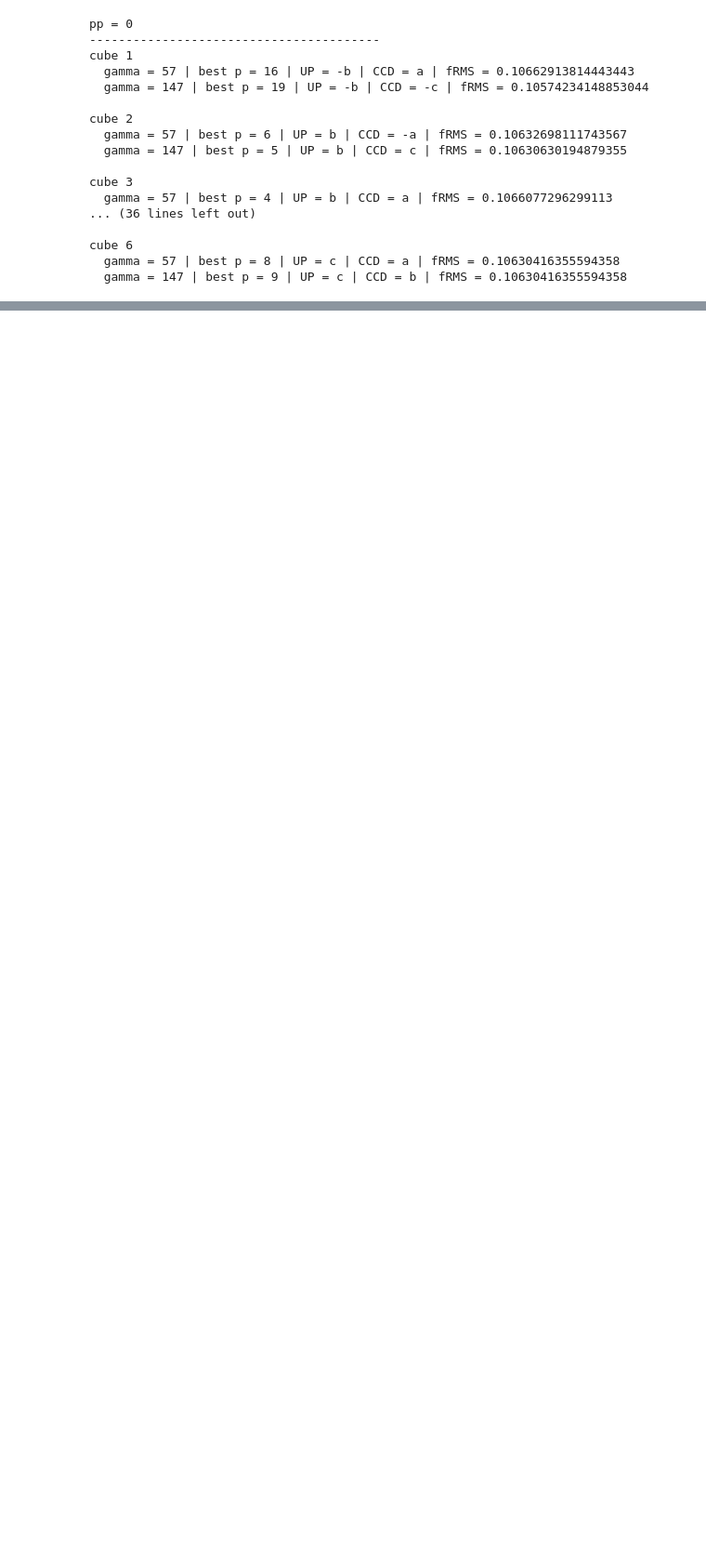
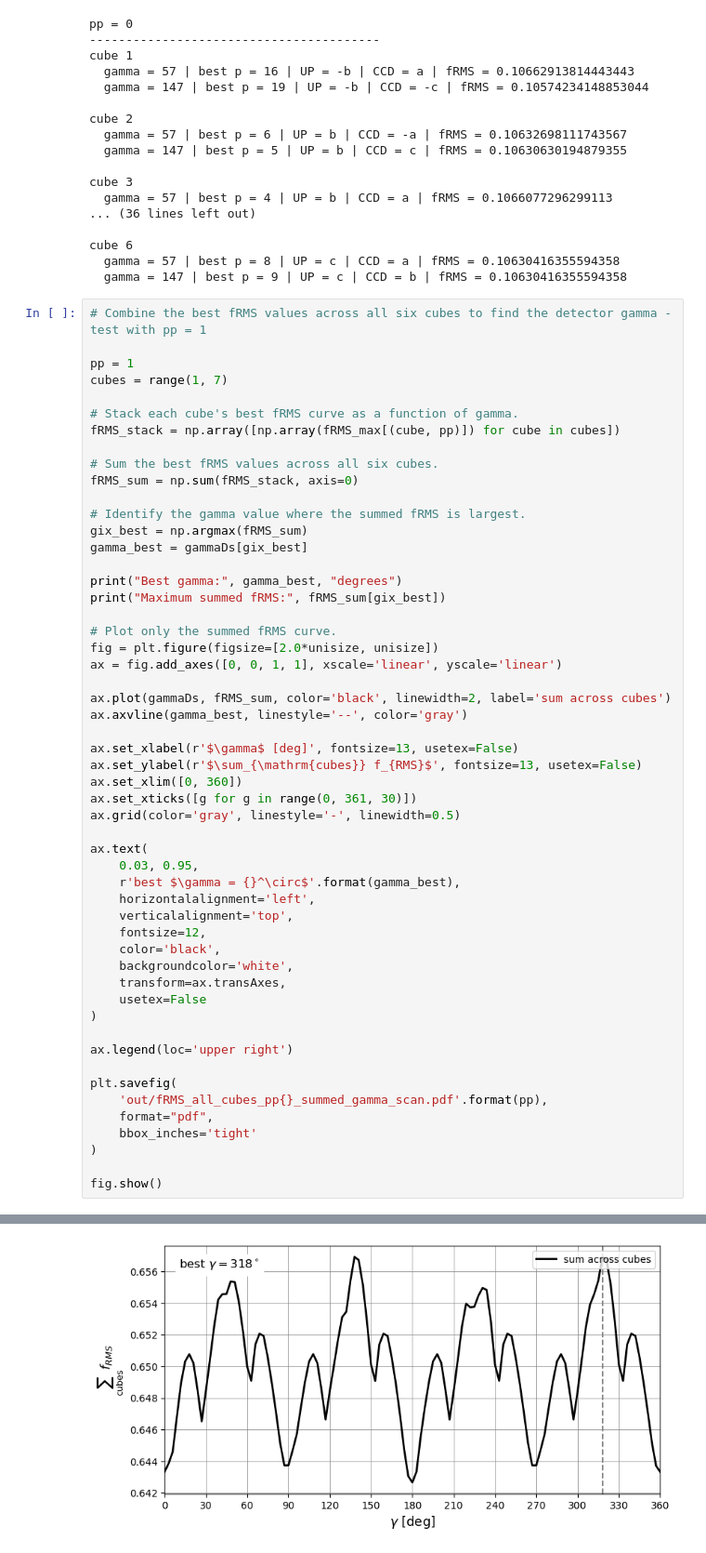
Before and after one commit to marthay1777/TSTILBENE-DM-Martha, a Jupyter notebook: cubeRotate.ipynb, the cells around one changed output, grey strips where cells are left out. Shown at 93% size. Saved outputs shown, nothing was run; the diff lists cells and outputs as text; blank space fills up the shorter version.

Commit message:
Added graphing tests and comments

```diff
--- a/cubeRotate.ipynb
+++ b/cubeRotate.ipynb
@@ -3266,3 +3266,57 @@ cube 3
 cube 6
   gamma = 57 | best p = 8 | UP = c | CCD = a | fRMS = 0.10630416355594358
   gamma = 147 | best p = 9 | UP = c | CCD = b | fRMS = 0.10630416355594358
+# %%
+# Combine the best fRMS values across all six cubes to find the detector gamma - test with pp = 1
+
+pp = 1
+cubes = range(1, 7)
+
+# Stack each cube's best fRMS curve as a function of gamma.
+fRMS_stack = np.array([np.array(fRMS_max[(cube, pp)]) for cube in cubes])
+
+# Sum the best fRMS values across all six cubes.
+fRMS_sum = np.sum(fRMS_stack, axis=0)
+
+# Identify the gamma value where the summed fRMS is largest.
+gix_best = np.argmax(fRMS_sum)
+gamma_best = gammaDs[gix_best]
+
+print("Best gamma:", gamma_best, "degrees")
+print("Maximum summed fRMS:", fRMS_sum[gix_best])
+
+# Plot only the summed fRMS curve.
+fig = plt.figure(figsize=[2.0*unisize, unisize])
+ax = fig.add_axes([0, 0, 1, 1], xscale='linear', yscale='linear')
+
+ax.plot(gammaDs, fRMS_sum, color='black', linewidth=2, label='sum across cubes')
+ax.axvline(gamma_best, linestyle='--', color='gray')
+
+ax.set_xlabel(r'$\gamma$ [deg]', fontsize=13, usetex=False)
+ax.set_ylabel(r'$\sum_{\mathrm{cubes}} f_{RMS}$', fontsize=13, usetex=False)
+ax.set_xlim([0, 360])
+ax.set_xticks([g for g in range(0, 361, 30)])
+ax.grid(color='gray', linestyle='-', linewidth=0.5)
+
+ax.text(
+    0.03, 0.95,
+    r'best $\gamma = {}^\circ$'.format(gamma_best),
+    horizontalalignment='left',
+    verticalalignment='top',
+    fontsize=12,
+    color='black',
+    backgroundcolor='white',
+    transform=ax.transAxes,
+    usetex=False
+)
+
+ax.legend(loc='upper right')
+
+plt.savefig(
+    'out/fRMS_all_cubes_pp{}_summed_gamma_scan.pdf'.format(pp),
+    format="pdf",
+    bbox_inches='tight'
+)
+
+fig.show()
+# %% [output]
@@ -3268,0 +3325 @@ cube 6
+[figure, added]
```
Also changed, not shown: parts of 13 cells of this notebook.
